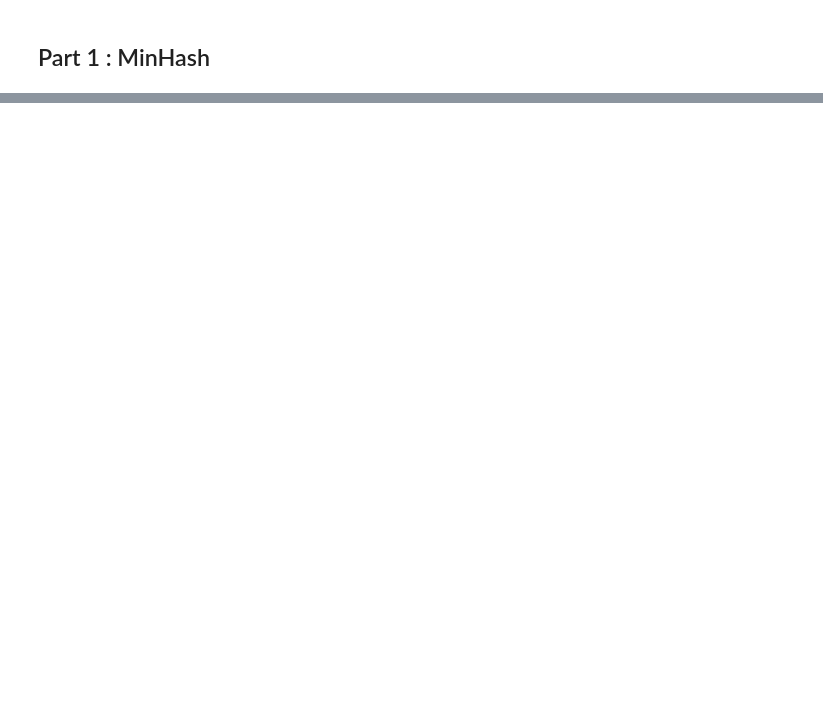
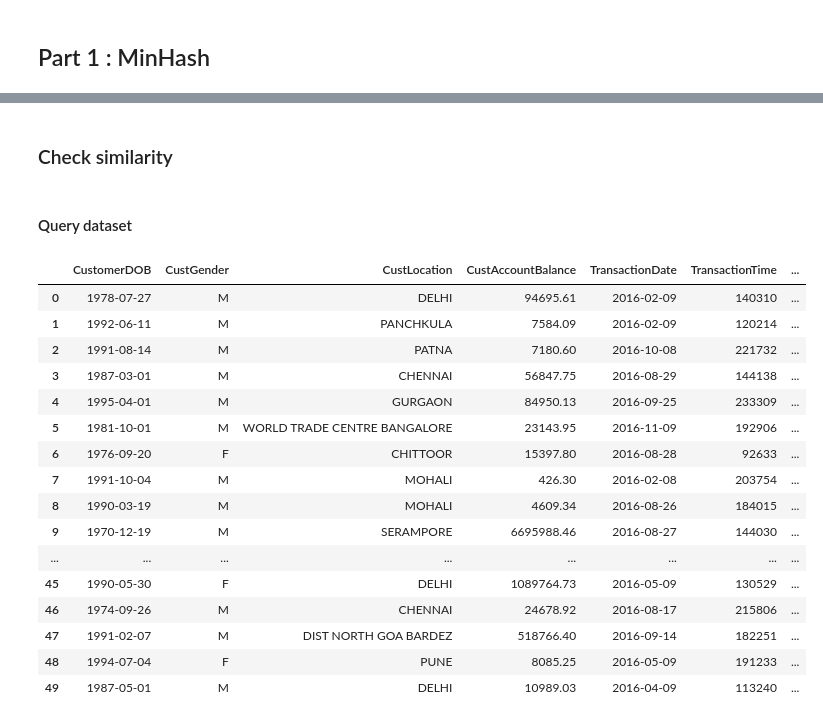
Before and after one commit to albachiarabellaroba/GROUP22_ADM_HW4, a Jupyter notebook: Part1.ipynb, the cells around one changed output, grey strips where cells are left out. Cells and saved outputs as stored; diff of their text form; code cells hidden in the pictures; blank space fills up the shorter version.

```diff
--- a/Part1.ipynb
+++ b/Part1.ipynb
@@ -46,6 +52,6 @@ def minHash(customer,p,permutations):
 # %%
 p  = 4993
 max_val = 2^32-1
-N  = new_data.shape[1]
+N  = 10
 permutations = [ (randint(0,max_val),randint(0,max_val)) for i in range(N)]
 new_data['minhash']  = [minHash([*x[1]],p,permutations) for x in tqdm(new_data.iterrows())]
@@ -51,0 +60,2 @@ new_data['minhash']  = [minHash([*x[1]],p,permutations) for x in tqdm(new_data.i
+# %%
+query  = pd.read_pickle('query.pkl')
@@ -51,0 +64,4 @@ new_data['minhash']  = [minHash([*x[1]],p,permutations) for x in tqdm(new_data.i
+# %%
+query['minhash']  = [minHash([*x[1]],p,permutations) for x in tqdm(query.iterrows())]
+# %% [markdown]
+### Check similarity
@@ -51,0 +83,22 @@ new_data['minhash']  = [minHash([*x[1]],p,permutations) for x in tqdm(new_data.i
+# %% [markdown]
+#### Query dataset
+# %%
+display(query)
+# %% [output]
+|  | CustomerDOB | CustGender | CustLocation | CustAccountBalance | TransactionDate | TransactionTime | ... |
+| 0 | 1978-07-27 | M | DELHI | 94695.61 | 2016-02-09 | 140310 | ... |
+| 1 | 1992-06-11 | M | PANCHKULA | 7584.09 | 2016-02-09 | 120214 | ... |
+| 2 | 1991-08-14 | M | PATNA | 7180.60 | 2016-10-08 | 221732 | ... |
+| 3 | 1987-03-01 | M | CHENNAI | 56847.75 | 2016-08-29 | 144138 | ... |
+| 4 | 1995-04-01 | M | GURGAON | 84950.13 | 2016-09-25 | 233309 | ... |
+| 5 | 1981-10-01 | M | WORLD TRADE CENTRE BANGALORE | 23143.95 | 2016-11-09 | 192906 | ... |
+| 6 | 1976-09-20 | F | CHITTOOR | 15397.80 | 2016-08-28 | 92633 | ... |
+| 7 | 1991-10-04 | M | MOHALI | 426.30 | 2016-02-08 | 203754 | ... |
+| 8 | 1990-03-19 | M | MOHALI | 4609.34 | 2016-08-26 | 184015 | ... |
+| 9 | 1970-12-19 | M | SERAMPORE | 6695988.46 | 2016-08-27 | 144030 | ... |
+| ... | ... | ... | ... | ... | ... | ... | ... |
+| 45 | 1990-05-30 | F | DELHI | 1089764.73 | 2016-05-09 | 130529 | ... |
+| 46 | 1974-09-26 | M | CHENNAI | 24678.92 | 2016-08-17 | 215806 | ... |
+| 47 | 1991-02-07 | M | DIST NORTH GOA BARDEZ | 518766.40 | 2016-09-14 | 182251 | ... |
+| 48 | 1994-07-04 | F | PUNE | 8085.25 | 2016-05-09 | 191233 | ... |
+| 49 | 1987-05-01 | M | DELHI | 10989.03 | 2016-04-09 | 113240 | ... |
```
Also changed, not shown: parts of 12 cells of this notebook.
